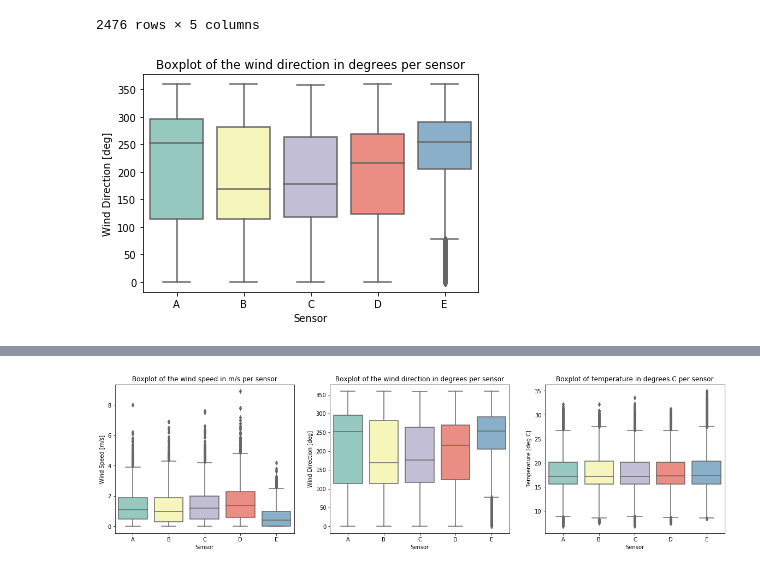
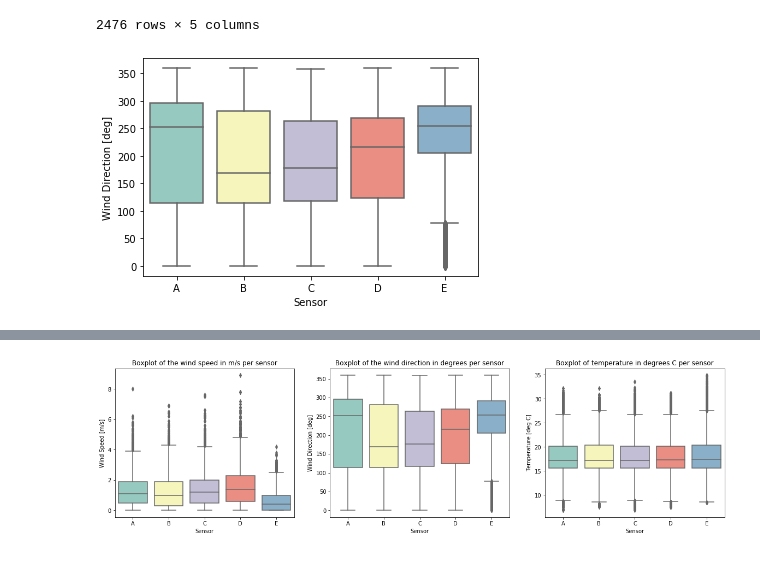
Before and after one commit to LouiseMerle/Assignment_1_GEO1001, a Jupyter notebook: Assignment_1.ipynb, the cells around one changed output, grey strips where cells are left out. Saved outputs shown, nothing was run; the diff lists cells and outputs as text; code cells hidden in the pictures.

```diff
--- a/Assignment_1.ipynb
+++ b/Assignment_1.ipynb
@@ -207,11 +242,10 @@ wind_direction
 2476 rows × 5 columns
 # %%
 ax = sns.boxplot(data=wind_direction, palette="Set3")
-ax.set(xlabel = 'Sensor', ylabel = 'Wind Direction [deg]',
-      title = 'Boxplot of the wind direction in degrees per sensor')
-plt.savefig('Boxplot of the wind direction in degrees per sensor')
+ax.set(xlabel = 'Sensor', ylabel = 'Wind Direction [deg]')
+plt.savefig('Boxplot of the wind direction')
 # %% [output]
-[figure, old version]
+[figure, new version]
 # %%
 ax = sns.boxplot(data=Temperature, palette="Set3")
 ax.set(xlabel = 'Sensor', ylabel = 'Temperature [deg C]',
```
Also changed, not shown: parts of 24 cells of this notebook, 35 other files.
